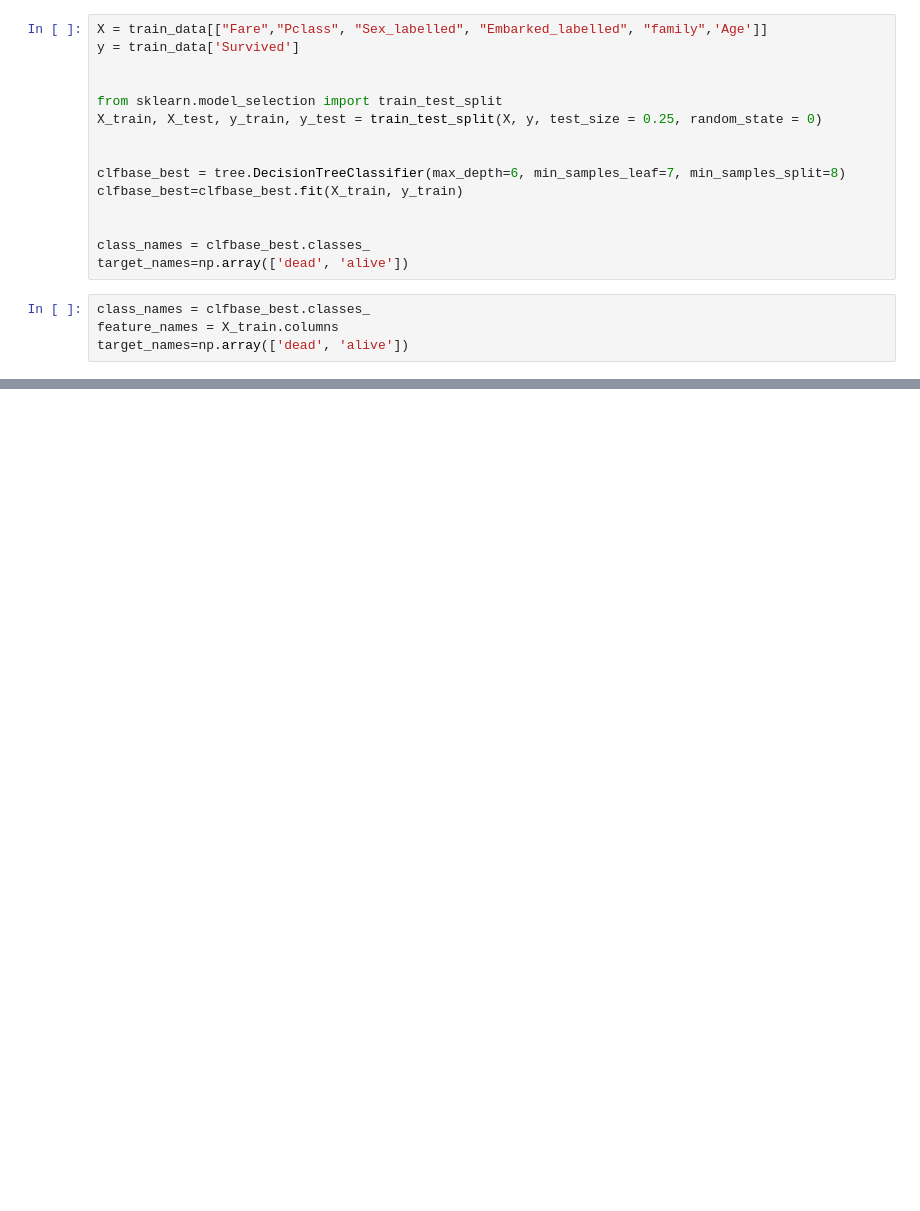
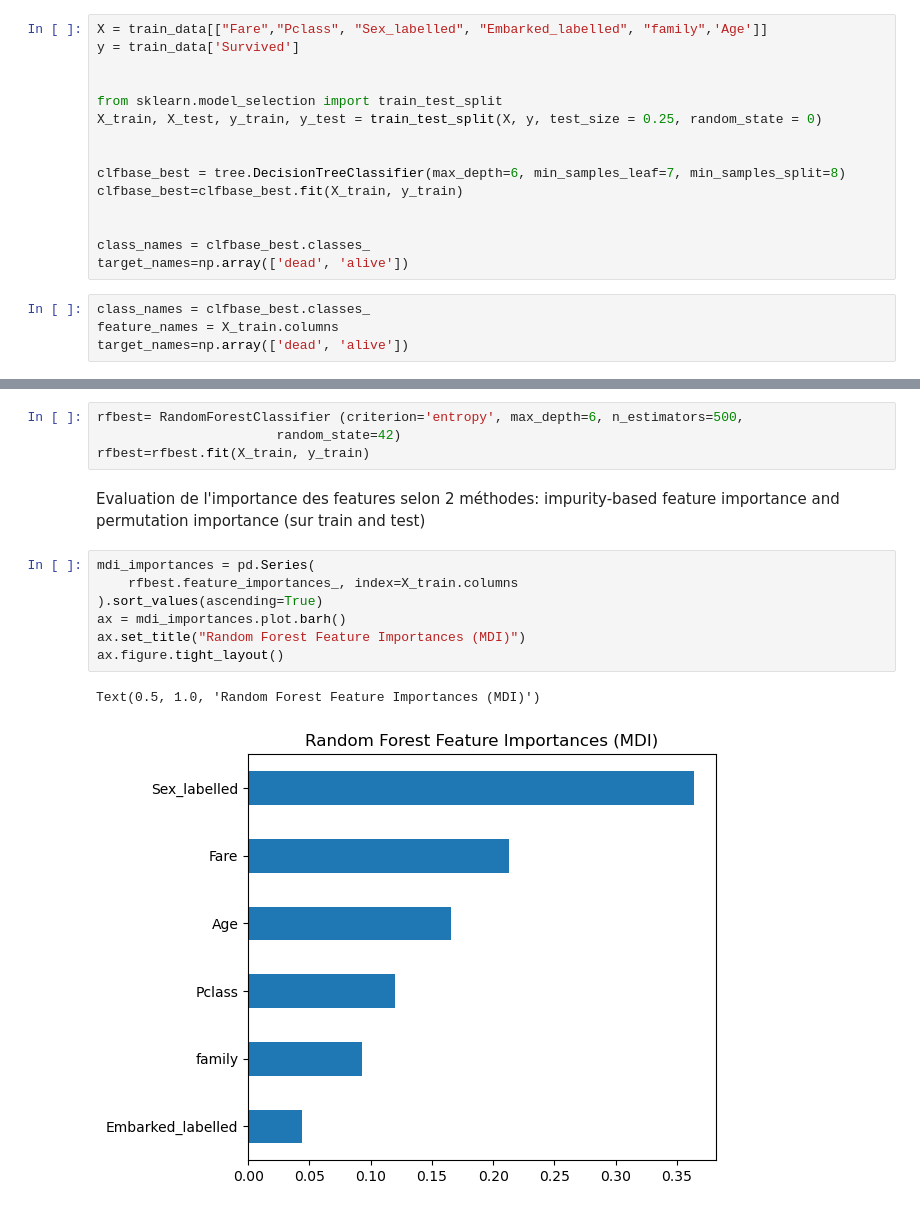
Before and after one commit to hcorbel/titanic_kaggle, a Jupyter notebook: corbel-survival-titanic.ipynb, the cells around one changed output, grey strips where cells are left out. Drawn from its saved outputs; the diff is of its cells as text; blank space fills up the shorter version.

```diff
--- a/corbel-survival-titanic.ipynb
+++ b/corbel-survival-titanic.ipynb
@@ -623,0 +697,16 @@ Your submission was successfully saved!
+# %%
+rfbest= RandomForestClassifier (criterion='entropy', max_depth=6, n_estimators=500,
+                       random_state=42)
+rfbest=rfbest.fit(X_train, y_train)
+# %% [markdown]
+Evaluation de l'importance des features selon 2 méthodes:  impurity-based feature importance and permutation importance (sur train and test)
+# %%
+mdi_importances = pd.Series(
+    rfbest.feature_importances_, index=X_train.columns
+).sort_values(ascending=True)
+ax = mdi_importances.plot.barh()
+ax.set_title("Random Forest Feature Importances (MDI)")
+ax.figure.tight_layout()
+# %% [output]
+Text(0.5, 1.0, 'Random Forest Feature Importances (MDI)')
+[figure, added]
```
Also changed, not shown: parts of 24 cells of this notebook.
